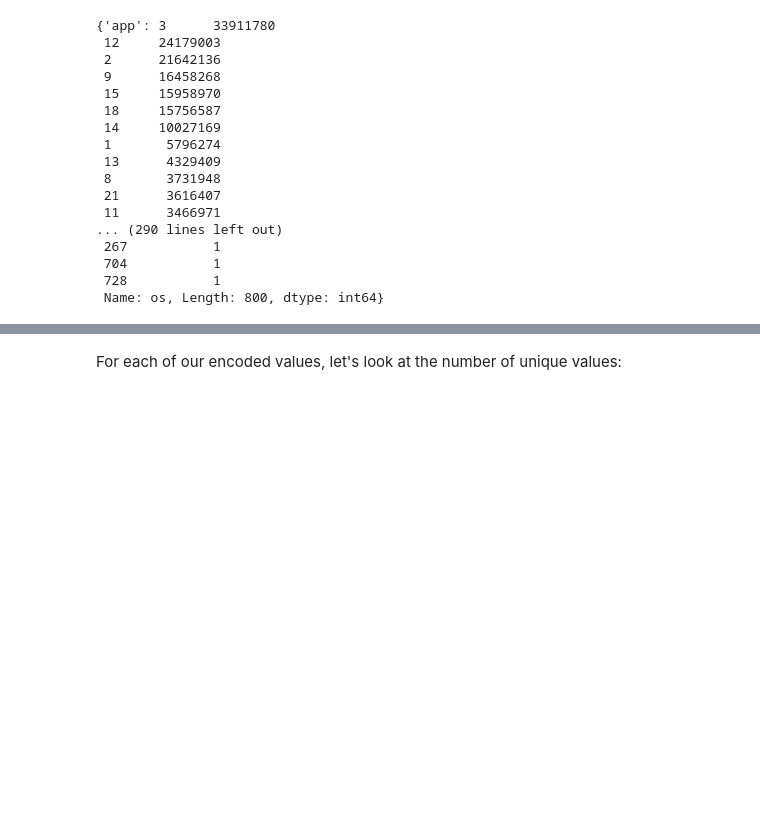
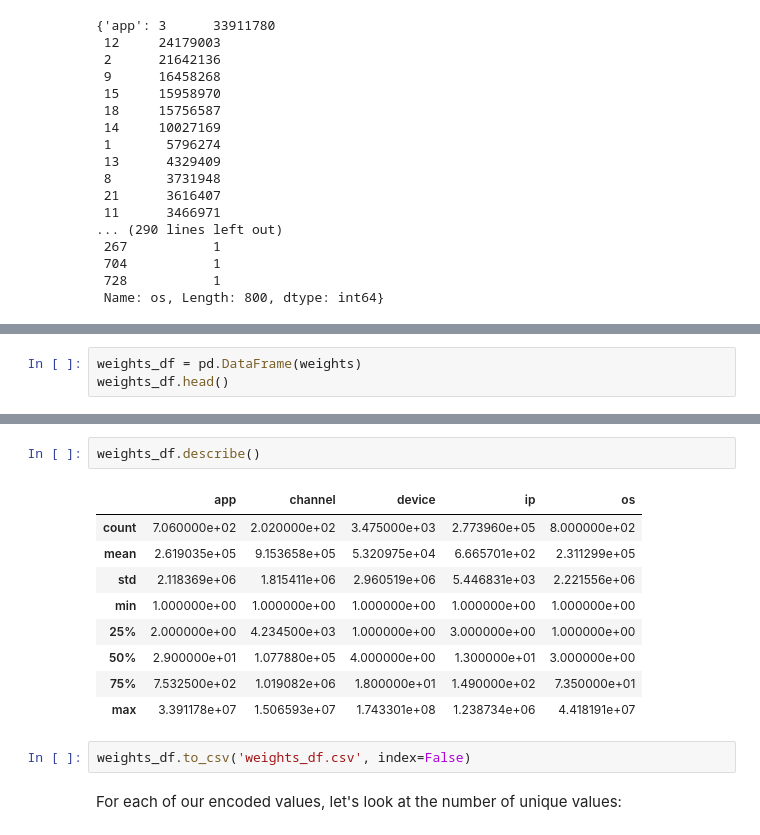
Before and after one commit to andersy005/kaggle-talkingdata-adtracking-fraud-detection, a Jupyter notebook: eda.ipynb, the cells around one changed output, grey strips where cells are left out. Saved outputs shown, nothing was run; the diff lists cells and outputs as text; blank space fills up the shorter version.

```diff
--- a/eda.ipynb
+++ b/eda.ipynb
@@ -152,0 +181,3 @@ weights
+# %%
+weights_df = pd.DataFrame(weights)
+weights_df.head()
@@ -153,3 +191,17 @@ weights
+# %%
+weights_df.describe()
+# %% [output]
+|  | app | channel | device | ip | os |
+| count | 7.060000e+02 | 2.020000e+02 | 3.475000e+03 | 2.773960e+05 | 8.000000e+02 |
+| mean | 2.619035e+05 | 9.153658e+05 | 5.320975e+04 | 6.665701e+02 | 2.311299e+05 |
+| std | 2.118369e+06 | 1.815411e+06 | 2.960519e+06 | 5.446831e+03 | 2.221556e+06 |
+| min | 1.000000e+00 | 1.000000e+00 | 1.000000e+00 | 1.000000e+00 | 1.000000e+00 |
+| 25% | 2.000000e+00 | 4.234500e+03 | 1.000000e+00 | 3.000000e+00 | 1.000000e+00 |
+| 50% | 2.900000e+01 | 1.077880e+05 | 4.000000e+00 | 1.300000e+01 | 3.000000e+00 |
+| 75% | 7.532500e+02 | 1.019082e+06 | 1.800000e+01 | 1.490000e+02 | 7.350000e+01 |
+| max | 3.391178e+07 | 1.506593e+07 | 1.743301e+08 | 1.238734e+06 | 4.418191e+07 |
+# %%
+weights_df.to_csv('weights_df.csv', index=False)
 # %% [markdown]
 For each of our encoded values, let's look at the number of unique values:
 # %%
```
Also changed, not shown: parts of 11 cells of this notebook.
